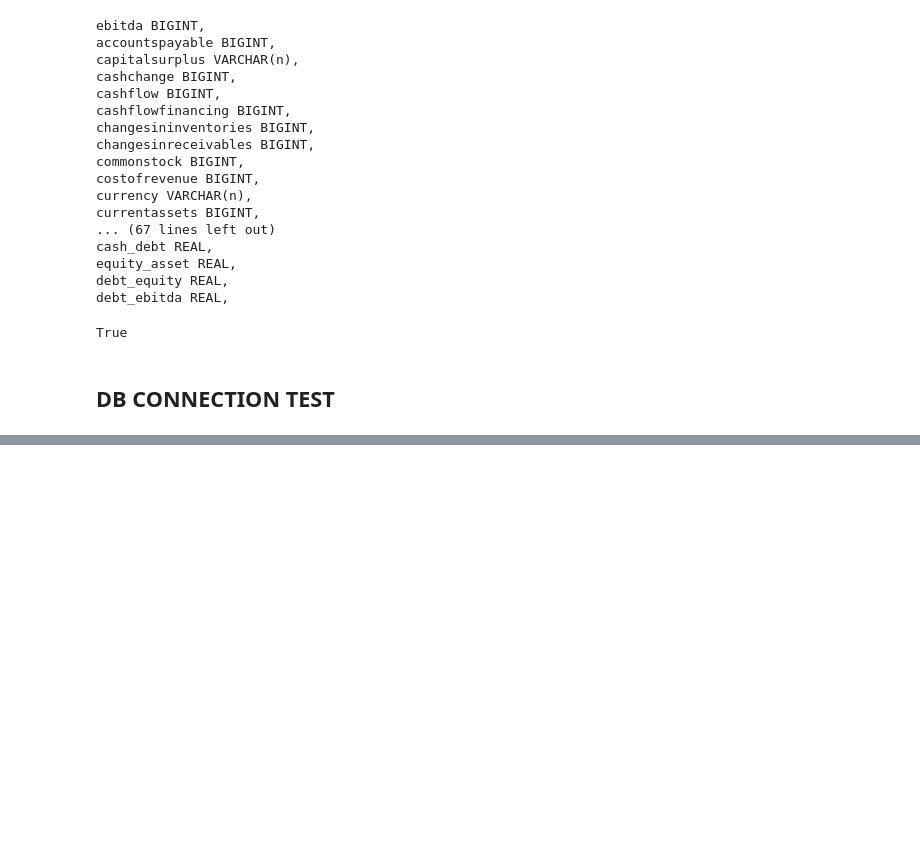
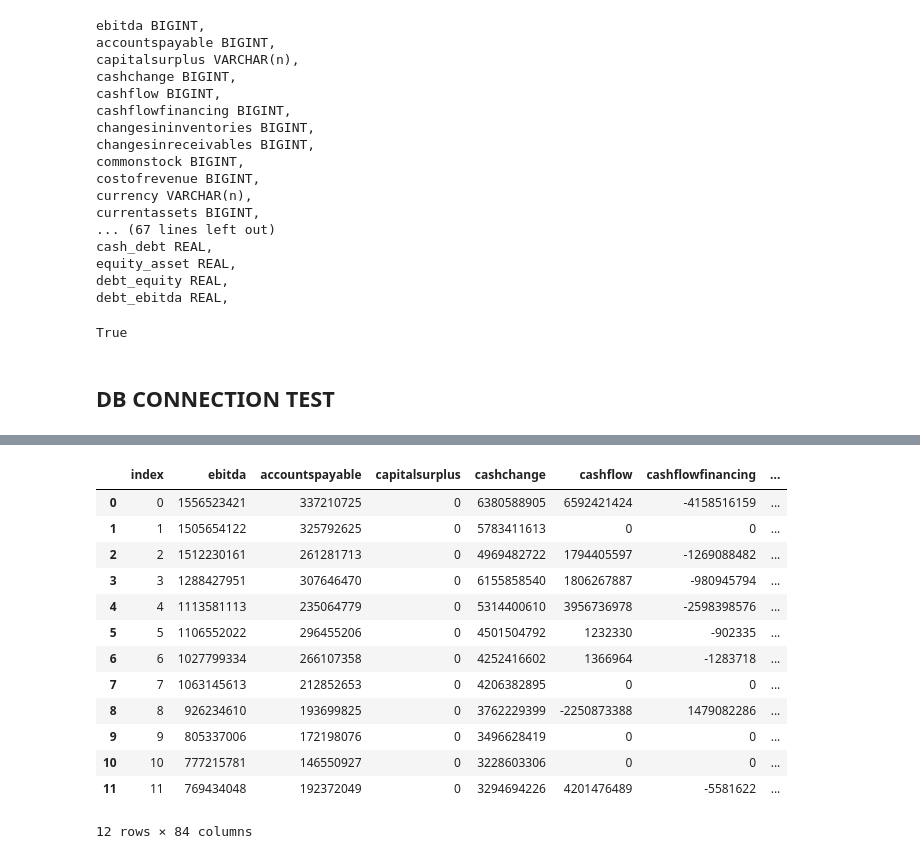
Before and after one commit to Michiel-DK/tracker, a Jupyter notebook: notebooks/try.ipynb, the cells around one changed output, grey strips where cells are left out. Drawn from its saved outputs; the diff is of its cells as text; code cells hidden in the pictures; blank space fills up the shorter version.

Commit message:
notebook test fetchall

```diff
--- a/notebooks/try.ipynb
+++ b/notebooks/try.ipynb
@@ -172,0 +167,7 @@ Database connection closed.
+# %%
+params = config(filename='/Users/admin/code/Michiel-DK/tracker/database.ini', section='postgresql')
+# %%
+conn = psycopg2.connect(**params)
+
+# create a cursor
+cur = conn.cursor()
@@ -172,0 +176,4 @@ Database connection closed.
+# %%
+colnames = [desc[0] for desc in cur.description]
+# %%
+result = cur.fetchall();
@@ -172,0 +200,18 @@ Database connection closed.
+# %%
+import pandas as pd
+pd.DataFrame(result, columns=colnames)
+# %% [output]
+|  | index | ebitda | accountspayable | capitalsurplus | cashchange | cashflow | cashflowfinancing | ... |
+| 0 | 0 | 1556523421 | 337210725 | 0 | 6380588905 | 6592421424 | -4158516159 | ... |
+| 1 | 1 | 1505654122 | 325792625 | 0 | 5783411613 | 0 | 0 | ... |
+| 2 | 2 | 1512230161 | 261281713 | 0 | 4969482722 | 1794405597 | -1269088482 | ... |
+| 3 | 3 | 1288427951 | 307646470 | 0 | 6155858540 | 1806267887 | -980945794 | ... |
+| 4 | 4 | 1113581113 | 235064779 | 0 | 5314400610 | 3956736978 | -2598398576 | ... |
+| 5 | 5 | 1106552022 | 296455206 | 0 | 4501504792 | 1232330 | -902335 | ... |
+| 6 | 6 | 1027799334 | 266107358 | 0 | 4252416602 | 1366964 | -1283718 | ... |
+| 7 | 7 | 1063145613 | 212852653 | 0 | 4206382895 | 0 | 0 | ... |
+| 8 | 8 | 926234610 | 193699825 | 0 | 3762229399 | -2250873388 | 1479082286 | ... |
+| 9 | 9 | 805337006 | 172198076 | 0 | 3496628419 | 0 | 0 | ... |
+| 10 | 10 | 777215781 | 146550927 | 0 | 3228603306 | 0 | 0 | ... |
+| 11 | 11 | 769434048 | 192372049 | 0 | 3294694226 | 4201476489 | -5581622 | ... |
+12 rows × 84 columns
```
Also changed, not shown: parts of 4 cells of this notebook.
